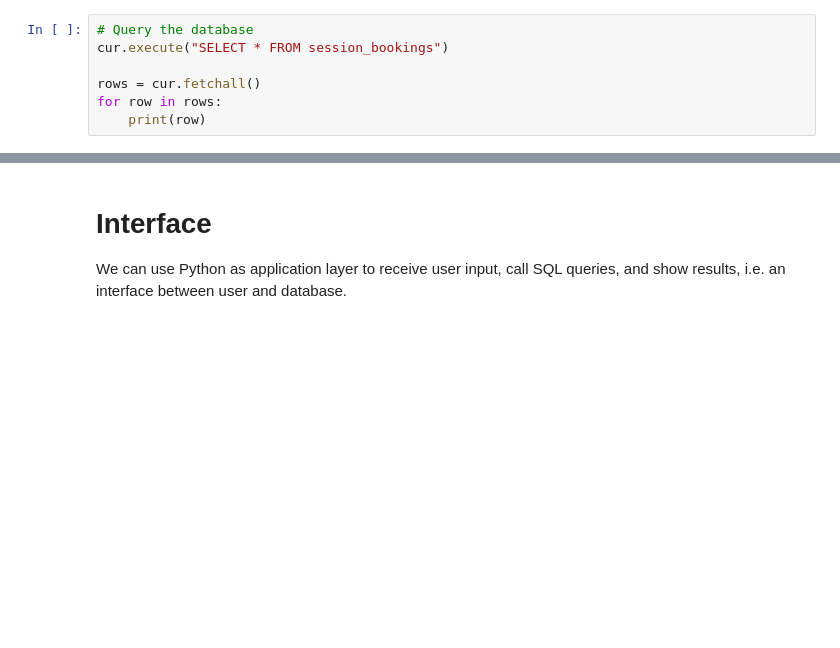
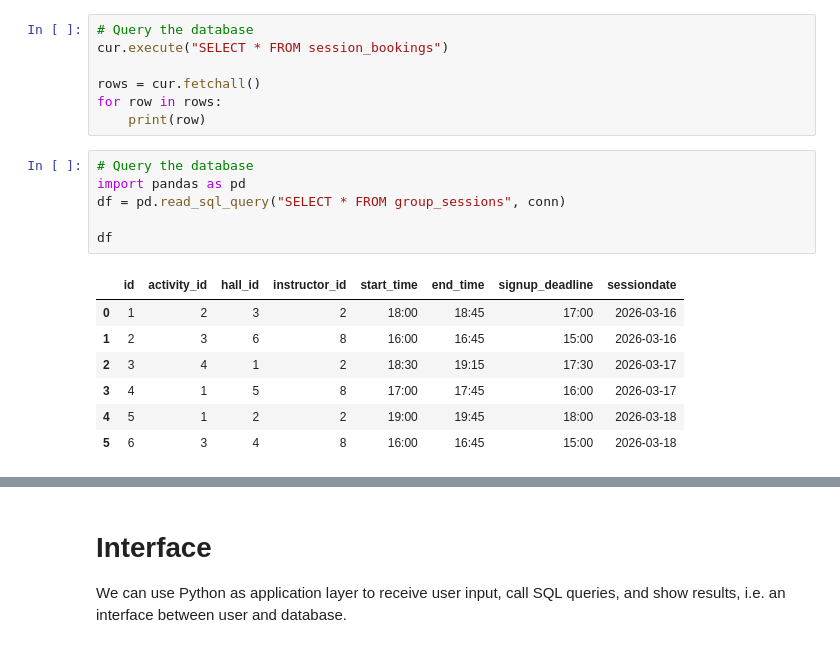
Before and after one commit to neneva-ramsen/training-center-db, a Jupyter notebook: testing.ipynb, the cells around one changed output, grey strips where cells are left out. Saved outputs shown, nothing was run; the diff lists cells and outputs as text; blank space fills up the shorter version.

```diff
--- a/testing.ipynb
+++ b/testing.ipynb
@@ -53,3 +55,17 @@ cur.execute("SELECT * FROM session_bookings")
 rows = cur.fetchall()
 for row in rows:
     print(row)
+# %%
+# Query the database
+import pandas as pd
+df = pd.read_sql_query("SELECT * FROM group_sessions", conn)
+
+df
+# %% [output]
+|  | id | activity_id | hall_id | instructor_id | start_time | end_time | signup_deadline | sessiondate |
+| 0 | 1 | 2 | 3 | 2 | 18:00 | 18:45 | 17:00 | 2026-03-16 |
+| 1 | 2 | 3 | 6 | 8 | 16:00 | 16:45 | 15:00 | 2026-03-16 |
+| 2 | 3 | 4 | 1 | 2 | 18:30 | 19:15 | 17:30 | 2026-03-17 |
+| 3 | 4 | 1 | 5 | 8 | 17:00 | 17:45 | 16:00 | 2026-03-17 |
+| 4 | 5 | 1 | 2 | 2 | 19:00 | 19:45 | 18:00 | 2026-03-18 |
+| 5 | 6 | 3 | 4 | 8 | 16:00 | 16:45 | 15:00 | 2026-03-18 |
```
Also changed, not shown: parts of 9 cells of this notebook.
